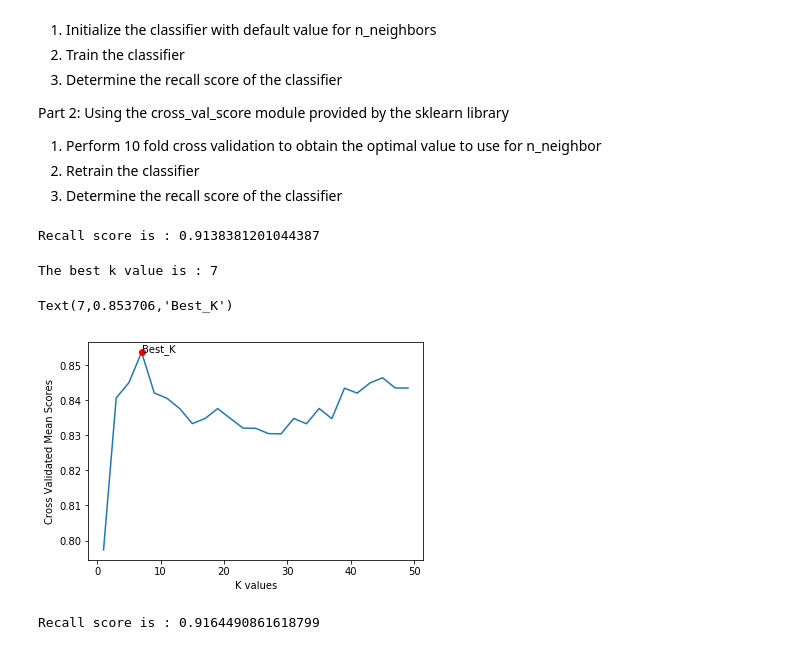
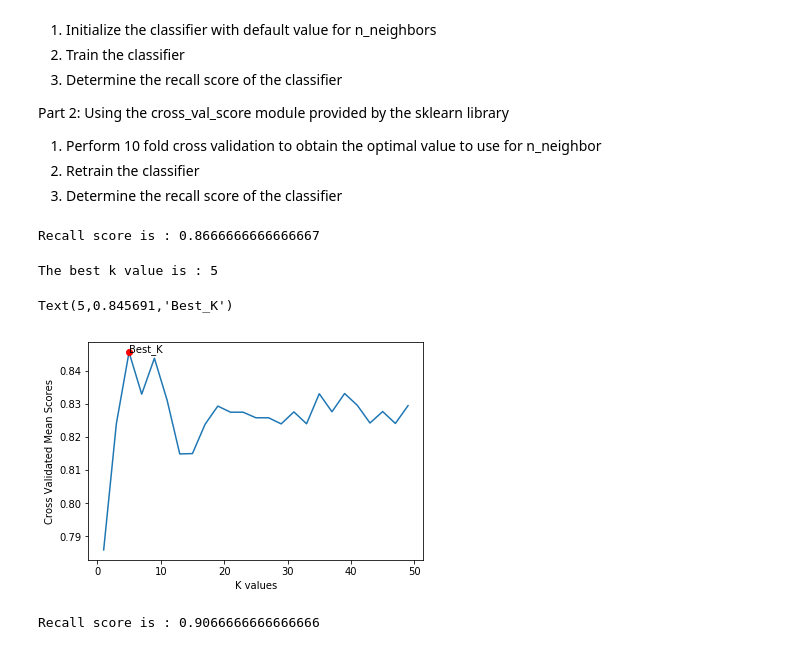
Before and after one commit to gregory1506/COMP6940, a Jupyter notebook: 03717357_Gregory_A3/03717357_COMP6940_A3_final_withgraphs.ipynb, the cells around one changed output. Cells and saved outputs as stored; diff of their text form; code cells hidden in the pictures.

```diff
--- a/03717357_Gregory_A3/03717357_COMP6940_A3_final_withgraphs.ipynb
+++ b/03717357_Gregory_A3/03717357_COMP6940_A3_final_withgraphs.ipynb
@@ -120,0 +61,5 @@ dtype: object
+# %%
+# from inspection it looks like null values are encoded as '?'. This presents a problem since we dont want it to be a
+# category or to get converted to a float or int. For now lets replace it with np.nan so it will be ignored or force error.
+df.replace(to_replace='?',value=np.nan,inplace=True)
+df.isnull().any()
@@ -120,0 +137,6 @@ dtype: object
+# %%
+# ok so now that all columns are numerical lets impute the missing values using mean and axis = 0 for columns.
+fill_nan = Imputer(missing_values=np.nan,strategy='mean',axis=0)
+df2 = pd.DataFrame(fill_nan.fit_transform(df2),columns=["A"+str(x) for x in range(1,17,1)])
+print(df2.isnull().any())
+df2.head()
@@ -227,56 +287,56 @@ Part 2: Using the cross_val_score module provided by the sklearn library
 2. Retrain the classifier
 3. Determine the recall score of the classifier
 # %%
-# lets make a new feature matrix and a new target matrix
-X_3 = df2[df2.columns[:-1]]
-y_3 = df2['target']
-# Lets scale data for KNN classifier as it benifits from standardized data.
-X_3 = StandardScaler().fit_transform(X_3)
+# lets make a new feature matrix and a new target matrix set for training and testing
+df4 = df2.copy()
+# lets scale the features
+Xscal = StandardScaler().fit_transform(df4[df4.columns[:-1]])
+X2_train,X2_test,y2_train,y2_test = train_test_split(Xscal,df4['A16'],test_size=0.2,random_state=1)
 #initialise KNN with defaults
-knn = KNeighborsClassifier()
+knn = KNeighborsClassifier(n_neighbors=3)
 # fitting the model
-knn.fit(X_3, y_3)
+knn.fit(X2_train, y2_train)
 # Score the model
-y_3pred = knn.predict(X_3)
-print("Recall score is : {}".format(recall_score(y_3,y_3pred)))
+y2_pred = knn.predict(X2_test)
+print("Recall score is : {}".format(recall_score(y2_test,y2_pred)))
 # %% [output]
-Recall score is : 0.9138381201044387
+Recall score is : 0.8666666666666667
 # %%
 # creating odd list of K for KNN
 neighbors = filter(lambda x: x % 2 != 0, list(range(1,50)))
 # empty dict that will hold cv scores
 cv_scores = {}
 # perform 10-fold cross validation
 for k in neighbors:
     knn = KNeighborsClassifier(n_neighbors=k)
-    scores = cross_val_score(knn, X_3, y_3, cv=10)
+    scores = cross_val_score(knn, X2_train, y2_train, cv=10, scoring='accuracy')
     cv_scores[k] = scores.mean()
 #find the best k by looking for the highest score
 best_k = max(cv_scores, key=lambda k: cv_scores[k])
 print("The best k value is : {}".format(best_k))
-# let look at a quick plot of k vs mean score
+#let look at a quick plot of k vs mean score
 x_vals = []
 y_vals = []
 for item in cv_scores:
     x_vals.append(item)
     y_vals.append(cv_scores[item])
-plt.plot(x,y)
+plt.plot(x_vals,y_vals)
 plt.xlabel('K values')
 plt.ylabel('Cross Validated Mean Scores')
 plt.plot(best_k,y_vals[x_vals.index(best_k)], 'ro')
 plt.annotate(xy=(best_k,y_vals[x_vals.index(best_k)]),s='Best_K')
 # %% [output]
-The best k value is : 7
+The best k value is : 5
-Text(7,0.853706,'Best_K')
+Text(5,0.845691,'Best_K')
-[figure, old version]
+[figure, new version]
 # %%
 # rerunning KNN with new k
 #initialise KNN with defaults
-knn_new = KNeighborsClassifier(n_neighbors=7)
+knn_new = KNeighborsClassifier(n_neighbors=5)
 # fitting the model
-knn_new.fit(X_3, y_3)
+knn_new.fit(X2_train, y2_train)
 # Score the model
-y_3pred_new = knn_new.predict(X_3)
-print("Recall score is : {}".format(recall_score(y_3,y_3pred_new)))
+y2_pred_new = knn_new.predict(X2_test)
+print("Recall score is : {}".format(recall_score(y2_test,y2_pred_new)))
 # %% [output]
-Recall score is : 0.9164490861618799
+Recall score is : 0.9066666666666666
```
Also changed, not shown: parts of 14 cells of this notebook.
